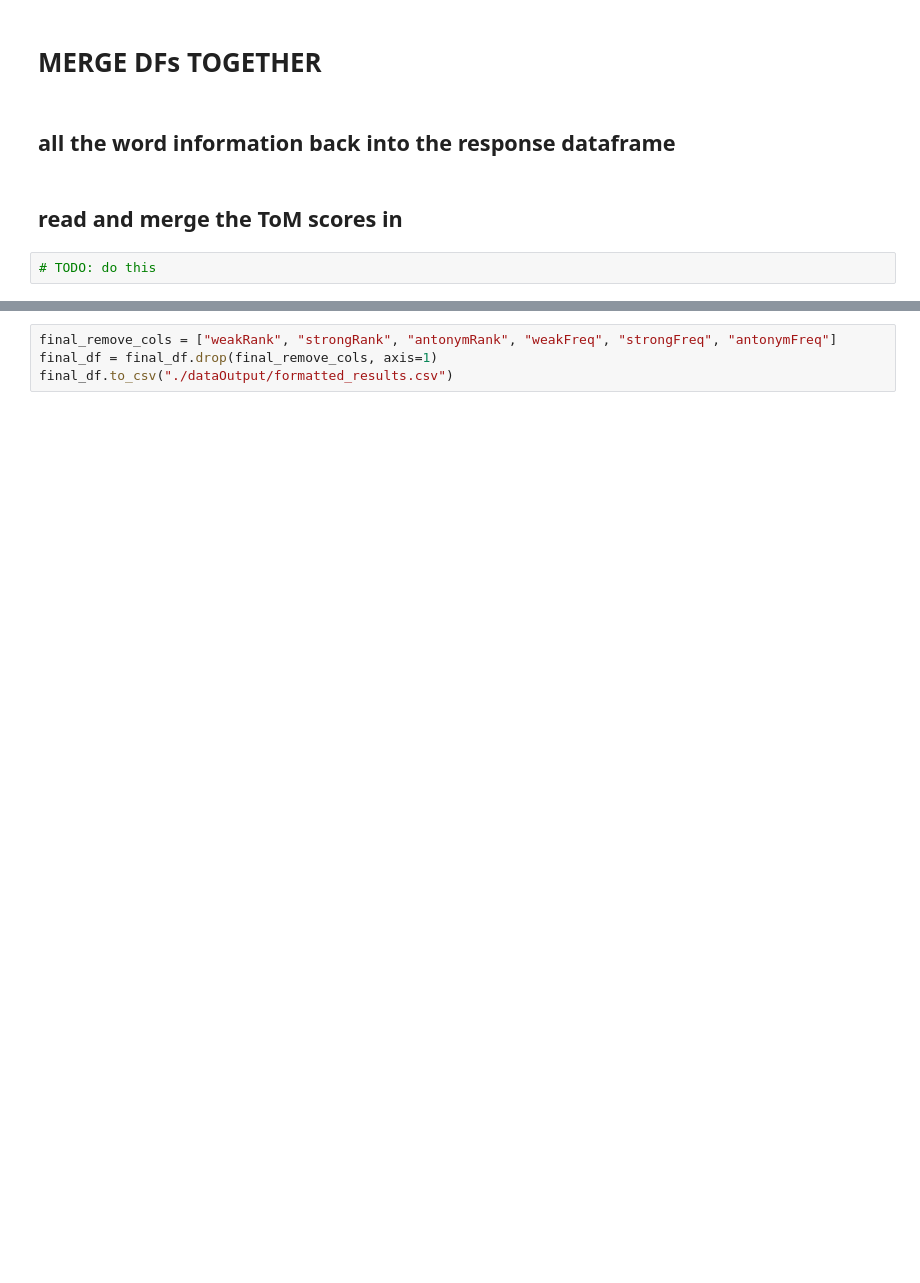
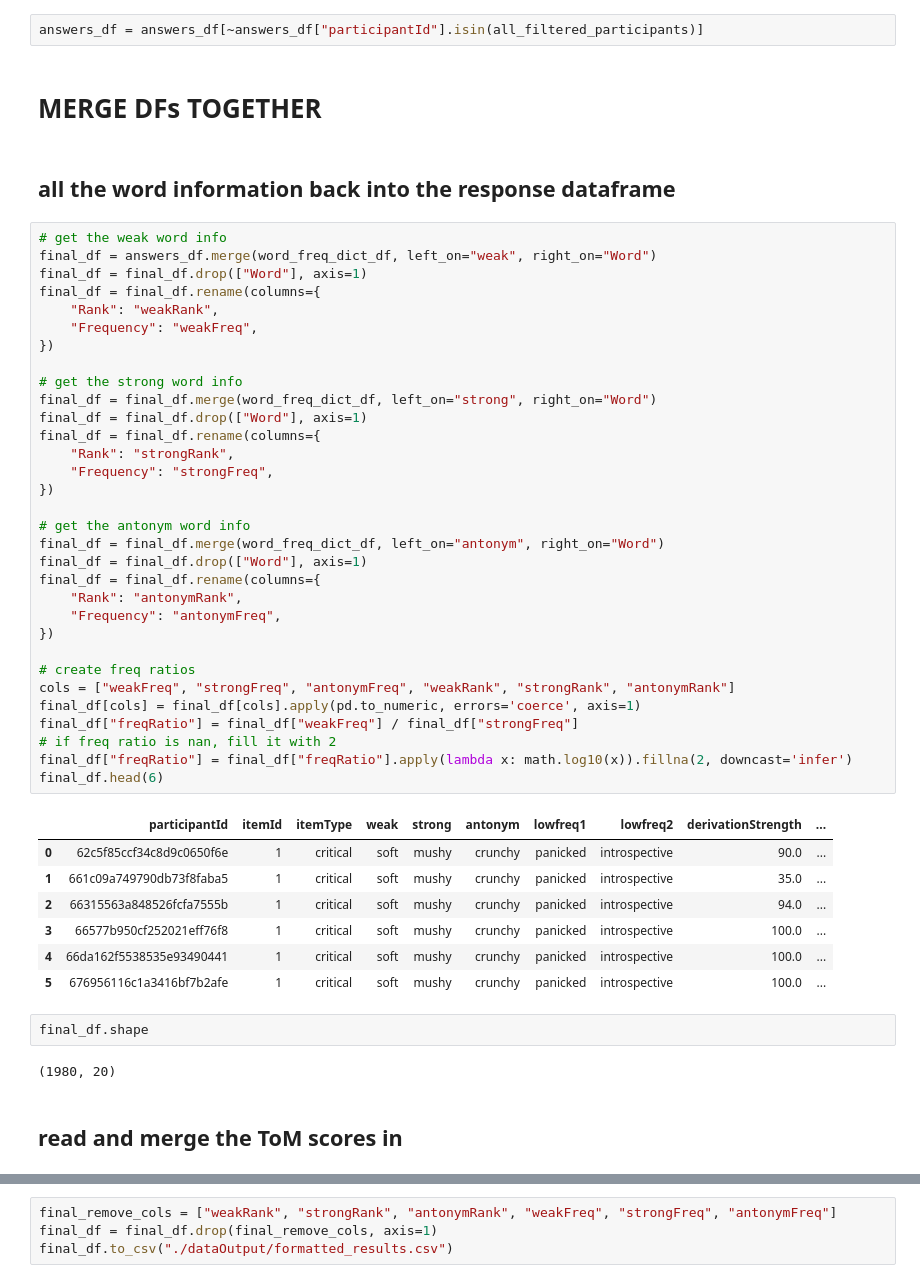
Before and after one commit to yuzh00007/Thesis-Data-Analysis, a Jupyter notebook: Results/DataFormatting-and-Audio/cleanPictureRatingCSV.ipynb, the cells around one changed output, grey strips where cells are left out. Cells and saved outputs as stored; diff of their text form; blank space fills up the shorter version.

Commit message:
pretty much finalized the script

```diff
--- a/Results/DataFormatting-and-Audio/cleanPictureRatingCSV.ipynb
+++ b/Results/DataFormatting-and-Audio/cleanPictureRatingCSV.ipynb
@@ -191,8 +191,52 @@ total number of filtered participants:  13
+# %%
+answers_df = answers_df[~answers_df["participantId"].isin(all_filtered_participants)]
 # %% [markdown]
 # MERGE DFs TOGETHER
 # %% [markdown]
 ## all the word information back into the response dataframe
-# %% [markdown]
-## read and merge the ToM scores in
 # %%
-# TODO: do this
+# get the weak word info
+final_df = answers_df.merge(word_freq_dict_df, left_on="weak", right_on="Word")
+final_df = final_df.drop(["Word"], axis=1)
+final_df = final_df.rename(columns={
+    "Rank": "weakRank",
+    "Frequency": "weakFreq",
+})
+
+# get the strong word info
+final_df = final_df.merge(word_freq_dict_df, left_on="strong", right_on="Word")
+final_df = final_df.drop(["Word"], axis=1)
+final_df = final_df.rename(columns={
+    "Rank": "strongRank",
+    "Frequency": "strongFreq",
+})
+
+# get the antonym word info
+final_df = final_df.merge(word_freq_dict_df, left_on="antonym", right_on="Word")
+final_df = final_df.drop(["Word"], axis=1)
+final_df = final_df.rename(columns={
+    "Rank": "antonymRank",
+    "Frequency": "antonymFreq",
+})
+
+# create freq ratios
+cols = ["weakFreq", "strongFreq", "antonymFreq", "weakRank", "strongRank", "antonymRank"]
+final_df[cols] = final_df[cols].apply(pd.to_numeric, errors='coerce', axis=1)
+final_df["freqRatio"] = final_df["weakFreq"] / final_df["strongFreq"]
+# if freq ratio is nan, fill it with 2
+final_df["freqRatio"] = final_df["freqRatio"].apply(lambda x: math.log10(x)).fillna(2, downcast='infer')
+final_df.head(6)
+# %% [output]
+|  | participantId | itemId | itemType | weak | strong | antonym | lowfreq1 | lowfreq2 | derivationStrength | ... |
+| 0 | 62c5f85ccf34c8d9c0650f6e | 1 | critical | soft | mushy | crunchy | panicked | introspective | 90.0 | ... |
+| 1 | 661c09a749790db73f8faba5 | 1 | critical | soft | mushy | crunchy | panicked | introspective | 35.0 | ... |
+| 2 | 66315563a848526fcfa7555b | 1 | critical | soft | mushy | crunchy | panicked | introspective | 94.0 | ... |
+| 3 | 66577b950cf252021eff76f8 | 1 | critical | soft | mushy | crunchy | panicked | introspective | 100.0 | ... |
+| 4 | 66da162f5538535e93490441 | 1 | critical | soft | mushy | crunchy | panicked | introspective | 100.0 | ... |
+| 5 | 676956116c1a3416bf7b2afe | 1 | critical | soft | mushy | crunchy | panicked | introspective | 100.0 | ... |
+# %%
+final_df.shape
+# %% [output]
+(1980, 20)
+# %% [markdown]
+## read and merge the ToM scores in
```
Also changed, not shown: parts of 10 cells of this notebook.
